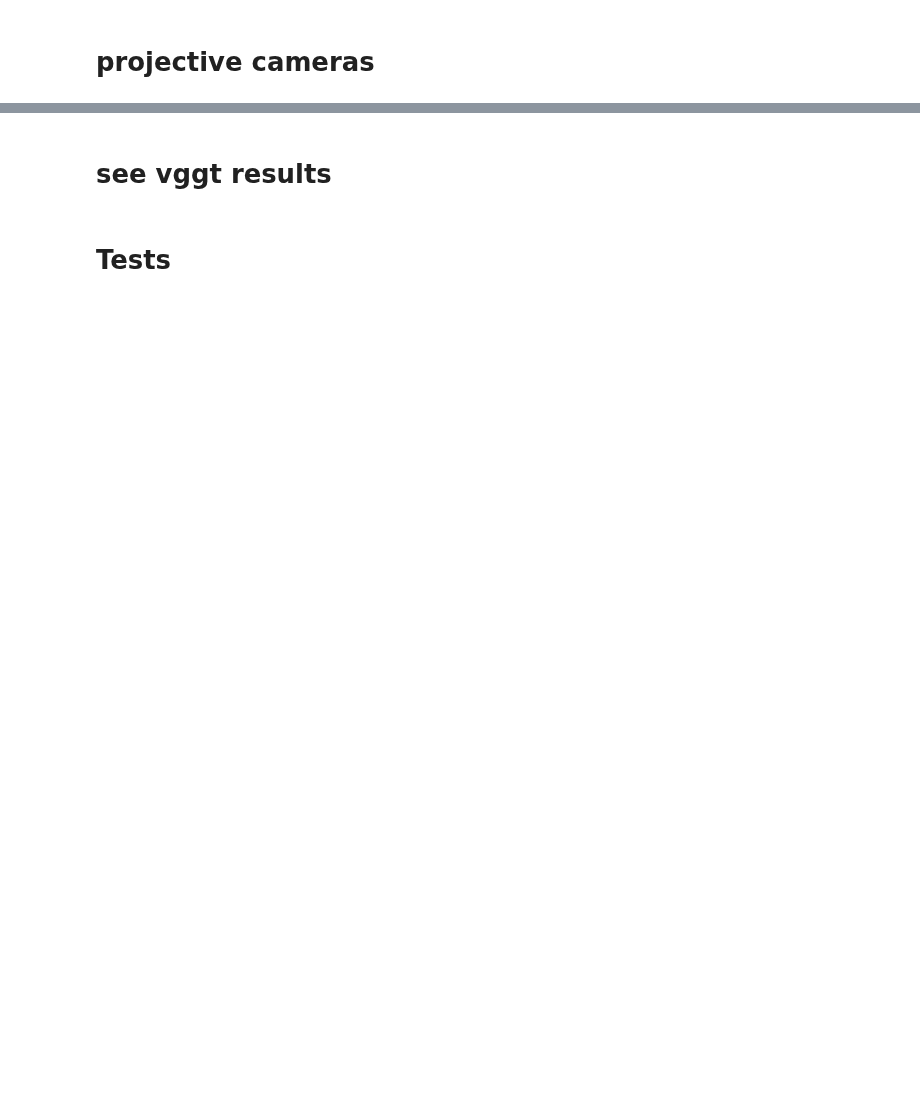
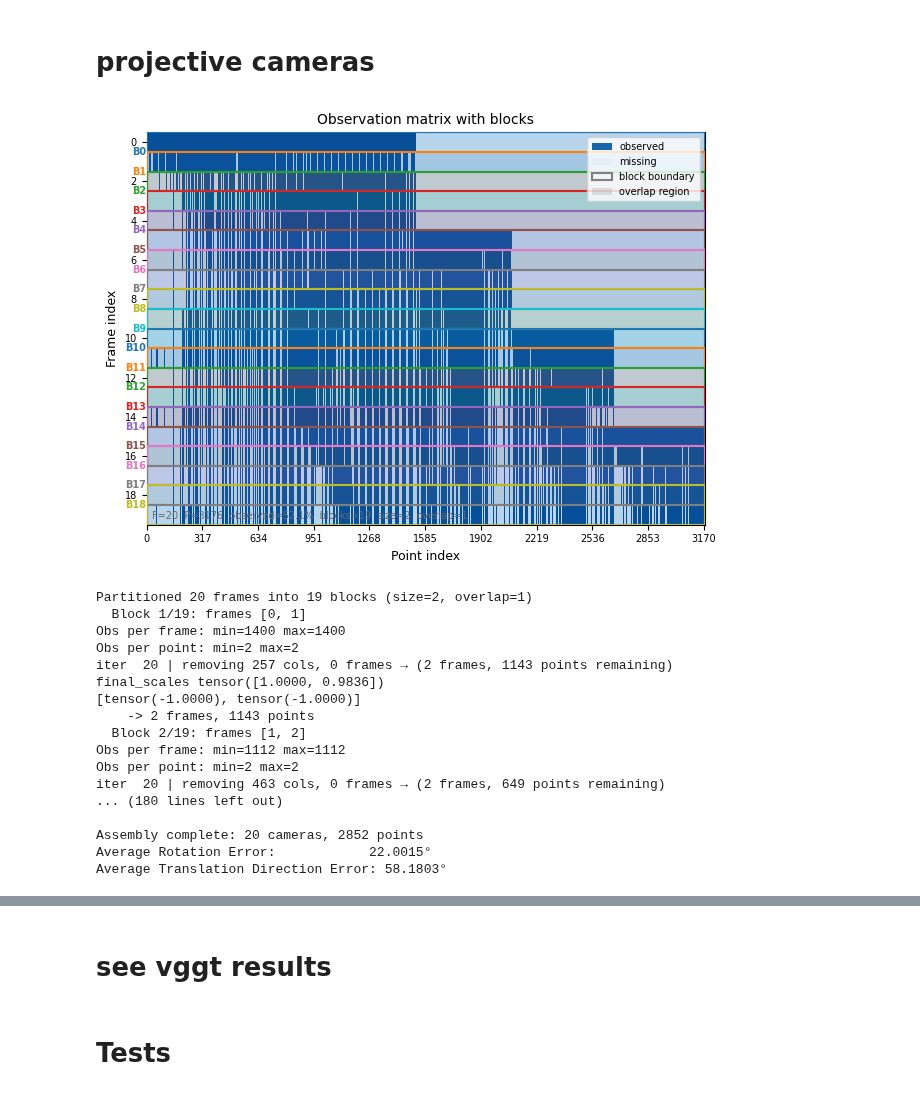
Before and after one commit to manel-ferreira-01/trackers, a Jupyter notebook: test.ipynb, the cells around one changed output, grey strips where cells are left out. Saved outputs shown, nothing was run; the diff lists cells and outputs as text; code cells hidden in the pictures; blank space fills up the shorter version.

```diff
--- a/test.ipynb
+++ b/test.ipynb
@@ -44,7 +91,7 @@ from scipy.spatial.transform import Rotation
 from collections import defaultdict
 from itertools import combinations
 
-gt_cameras, gt_images, gt_points3D = read_model("../storage/terrace_2_eth3d/dslr_calibration_undistorted")
+gt_cameras, gt_images, gt_points3D = read_model("../storage/terrains_eth3d/rig_calibration_undistorted")
 
 sorted_images = sorted(gt_images.values(), key=lambda img: img.name)
 num_images = len(sorted_images)
@@ -1277,32 +1357,56 @@ importlib.reload(src.projective_reconstruction)
 
 from src.projective_reconstruction import run_projective_reconstruction
 from src.projective_factorization import compare_3x4_trajectories
 import src.projective_reconstruction as proj_rec
 
 run_kwargs = dict(
     iters=200,
     num_scale_iters=1,
     offset_mode="normalize",
-    removal_iters=(20,20,40,60),
+    removal_iters=(20,20),
     min_obs=2)
 
 
 fig, ax = plot_matrix_blocks(lambda_mat, block_size=2, overlap=1)
 plt.show()
 
 rec = run_block_reconstruction(
     W_mat=W_mat,
     lambda_mat=lambda_mat,
     run_kwargs=run_kwargs,
     block_size = 2,
     overlap =1,
-    min_common = 20)
+    min_common = 4)
 
 cam_lists = rec["cam_lists"]
 current_scales = rec["global_scales"]
 total_offsets = rec["global_offsets"]
 
 sorted_ids = sorted(rec['shape_dict'].keys())
 shape = torch.stack([rec['shape_dict'][i] for i in sorted_ids], dim=1).cpu()  # (3, P)
 
+gt_cams = gt_camera_matrices[frame_start:frame_cut:frame_skip]
+result = compare_3x4_trajectories(cam_lists, gt_cams)
+print(f"Average Rotation Error:            {result['mean_rot']:.4f}°")
+print(f"Average Translation Direction Error: {result['mean_dir']:.4f}°")
+
 k3d_3d_plot(shape, camera_input=rec["cam_lists"], scale=100)
+# %% [output]
+[figure, added]
+Partitioned 20 frames into 19 blocks (size=2, overlap=1)
+  Block 1/19: frames [0, 1]
+Obs per frame: min=1400 max=1400
+Obs per point: min=2 max=2
+iter  20 | removing 257 cols, 0 frames → (2 frames, 1143 points remaining)
+final_scales tensor([1.0000, 0.9836])
+[tensor(-1.0000), tensor(-1.0000)]
+    -> 2 frames, 1143 points
+  Block 2/19: frames [1, 2]
+Obs per frame: min=1112 max=1112
+Obs per point: min=2 max=2
+iter  20 | removing 463 cols, 0 frames → (2 frames, 649 points remaining)
+... (180 lines left out)
+
+Assembly complete: 20 cameras, 2852 points
+Average Rotation Error:            22.0015°
+Average Translation Direction Error: 58.1803°
```
Also changed, not shown: parts of 18 cells of this notebook, 11 other files.
